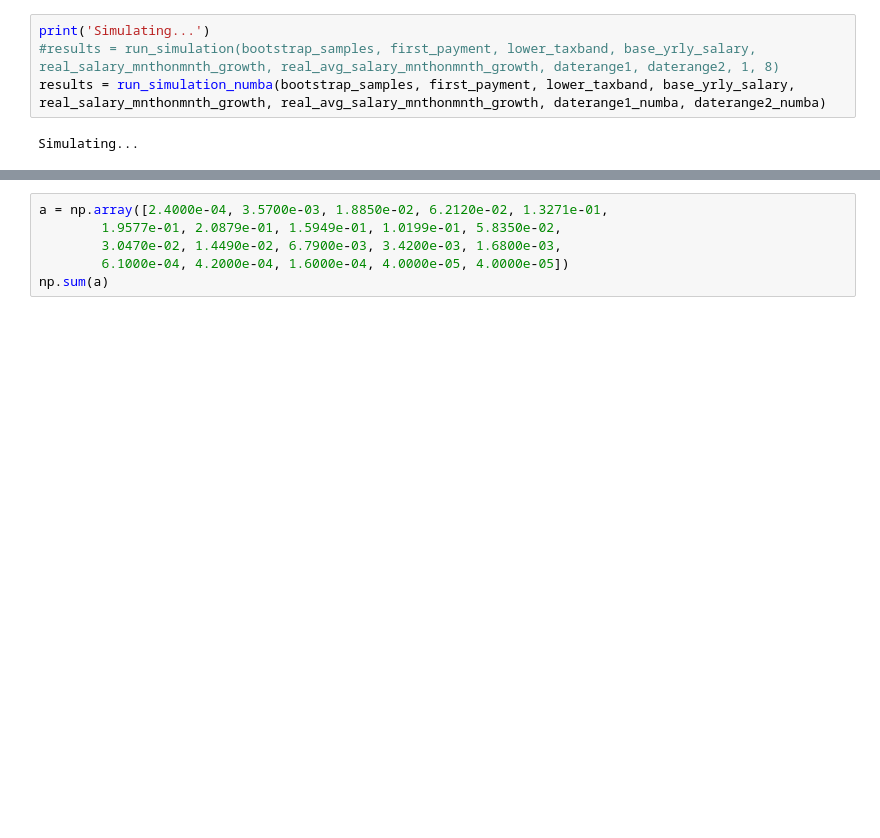
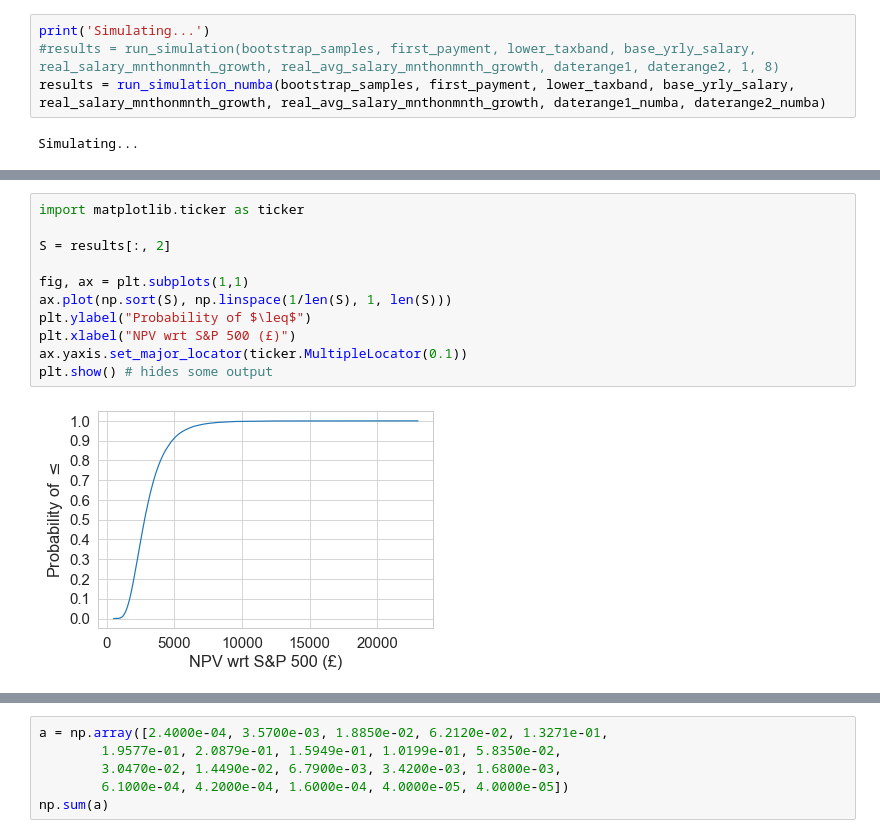
Before and after one commit to Zentrik/Student-Loan-NPV-Calculator-England, a Jupyter notebook: NPV bootstrap.ipynb, the cells around one changed output, grey strips where cells are left out. Drawn from its saved outputs; the diff is of its cells as text; blank space fills up the shorter version.

```diff
--- a/NPV bootstrap.ipynb
+++ b/NPV bootstrap.ipynb
@@ -305,0 +372,13 @@ Plot...
+# %%
+import matplotlib.ticker as ticker
+
+S = results[:, 2]
+
+fig, ax = plt.subplots(1,1)
+ax.plot(np.sort(S), np.linspace(1/len(S), 1, len(S)))
+plt.ylabel("Probability of $\leq$")
+plt.xlabel("NPV wrt S&P 500 (£)")
+ax.yaxis.set_major_locator(ticker.MultipleLocator(0.1))
+plt.show() # hides some output
+# %% [output]
+[figure, added]
```
Also changed, not shown: parts of 12 cells of this notebook, 1 other file.
